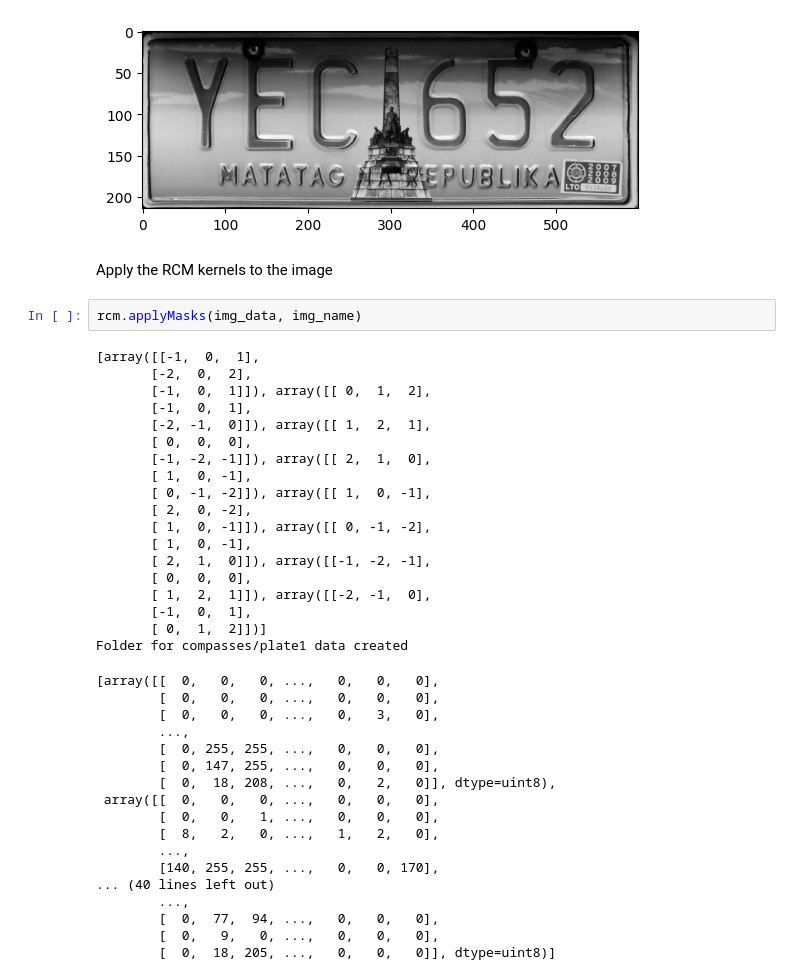
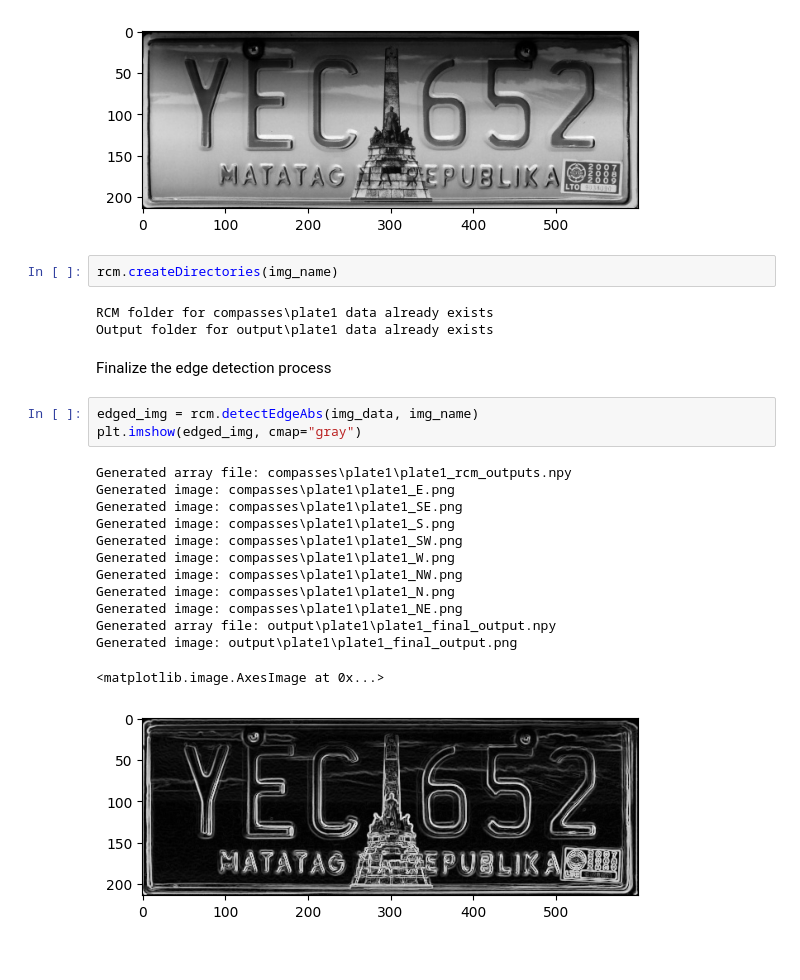
Before and after one commit to AntonAlonzo/imagpro_finals, a Jupyter notebook: test.ipynb, the cells around one changed output. Saved outputs shown, nothing was run; the diff lists cells and outputs as text.

```diff
--- a/test.ipynb
+++ b/test.ipynb
@@ -33,43 +34,27 @@ plt.imshow(img_data, cmap='gray')
 # %% [output]
 <matplotlib.image.AxesImage at 0x...>
 [figure]
-# %% [markdown]
-Apply the RCM kernels to the image
 # %%
-rcm.applyMasks(img_data, img_name)
+rcm.createDirectories(img_name)
 # %% [output]
-[array([[-1,  0,  1],
-       [-2,  0,  2],
-       [-1,  0,  1]]), array([[ 0,  1,  2],
-       [-1,  0,  1],
-       [-2, -1,  0]]), array([[ 1,  2,  1],
-       [ 0,  0,  0],
-       [-1, -2, -1]]), array([[ 2,  1,  0],
-       [ 1,  0, -1],
-       [ 0, -1, -2]]), array([[ 1,  0, -1],
-       [ 2,  0, -2],
-       [ 1,  0, -1]]), array([[ 0, -1, -2],
-       [ 1,  0, -1],
-       [ 2,  1,  0]]), array([[-1, -2, -1],
-       [ 0,  0,  0],
-       [ 1,  2,  1]]), array([[-2, -1,  0],
-       [-1,  0,  1],
-       [ 0,  1,  2]])]
-Folder for compasses/plate1 data created
+RCM folder for compasses\plate1 data already exists
+Output folder for output\plate1 data already exists
-[array([[  0,   0,   0, ...,   0,   0,   0],
-        [  0,   0,   0, ...,   0,   0,   0],
-        [  0,   0,   0, ...,   0,   3,   0],
-        ...,
-        [  0, 255, 255, ...,   0,   0,   0],
-        [  0, 147, 255, ...,   0,   0,   0],
-        [  0,  18, 208, ...,   0,   2,   0]], dtype=uint8),
- array([[  0,   0,   0, ...,   0,   0,   0],
-        [  0,   0,   1, ...,   0,   0,   0],
-        [  8,   2,   0, ...,   1,   2,   0],
-        ...,
-        [140, 255, 255, ...,   0,   0, 170],
-... (40 lines left out)
-        ...,
-        [  0,  77,  94, ...,   0,   0,   0],
-        [  0,   9,   0, ...,   0,   0,   0],
-        [  0,  18, 205, ...,   0,   0,   0]], dtype=uint8)]
+# %% [markdown]
+Finalize the edge detection process
+# %%
+edged_img = rcm.detectEdgeAbs(img_data, img_name)
+plt.imshow(edged_img, cmap="gray")
+# %% [output]
+Generated array file: compasses\plate1\plate1_rcm_outputs.npy
+Generated image: compasses\plate1\plate1_E.png
+Generated image: compasses\plate1\plate1_SE.png
+Generated image: compasses\plate1\plate1_S.png
+Generated image: compasses\plate1\plate1_SW.png
+Generated image: compasses\plate1\plate1_W.png
+Generated image: compasses\plate1\plate1_NW.png
+Generated image: compasses\plate1\plate1_N.png
+Generated image: compasses\plate1\plate1_NE.png
+Generated array file: output\plate1\plate1_final_output.npy
+Generated image: output\plate1\plate1_final_output.png
+<matplotlib.image.AxesImage at 0x...>
+[figure, added]
```
Also changed, not shown: parts of 2 cells of this notebook, 12 other files.
